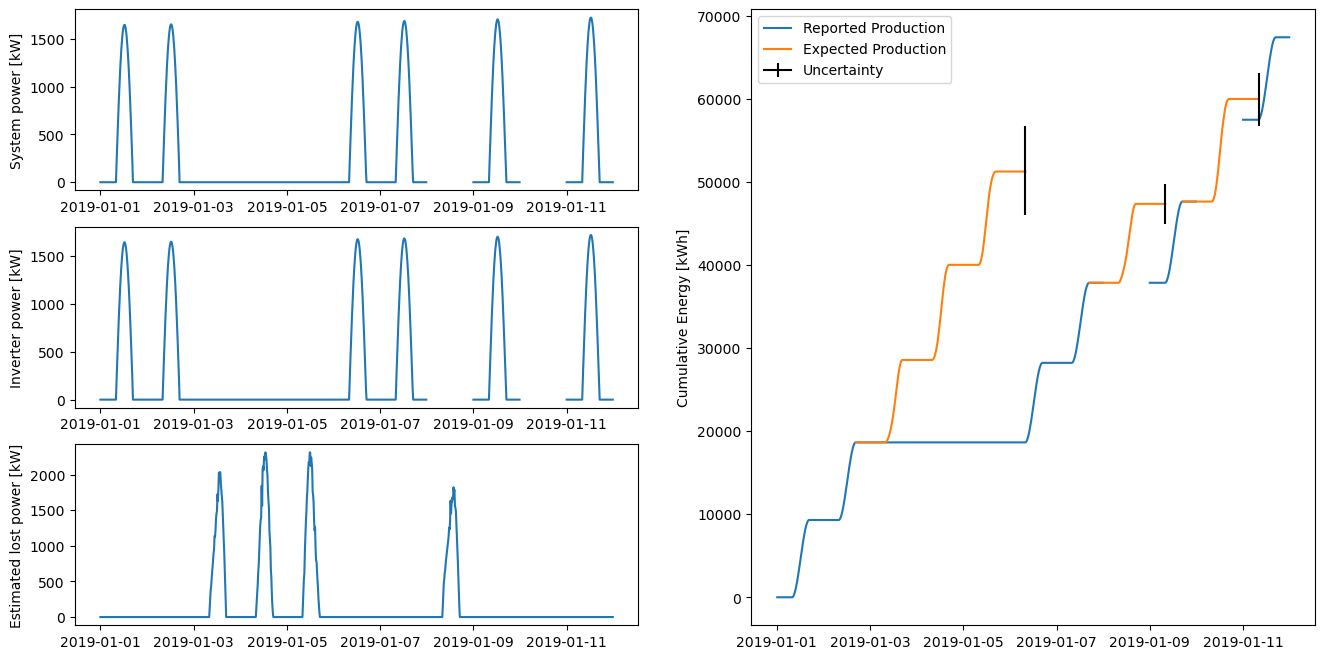
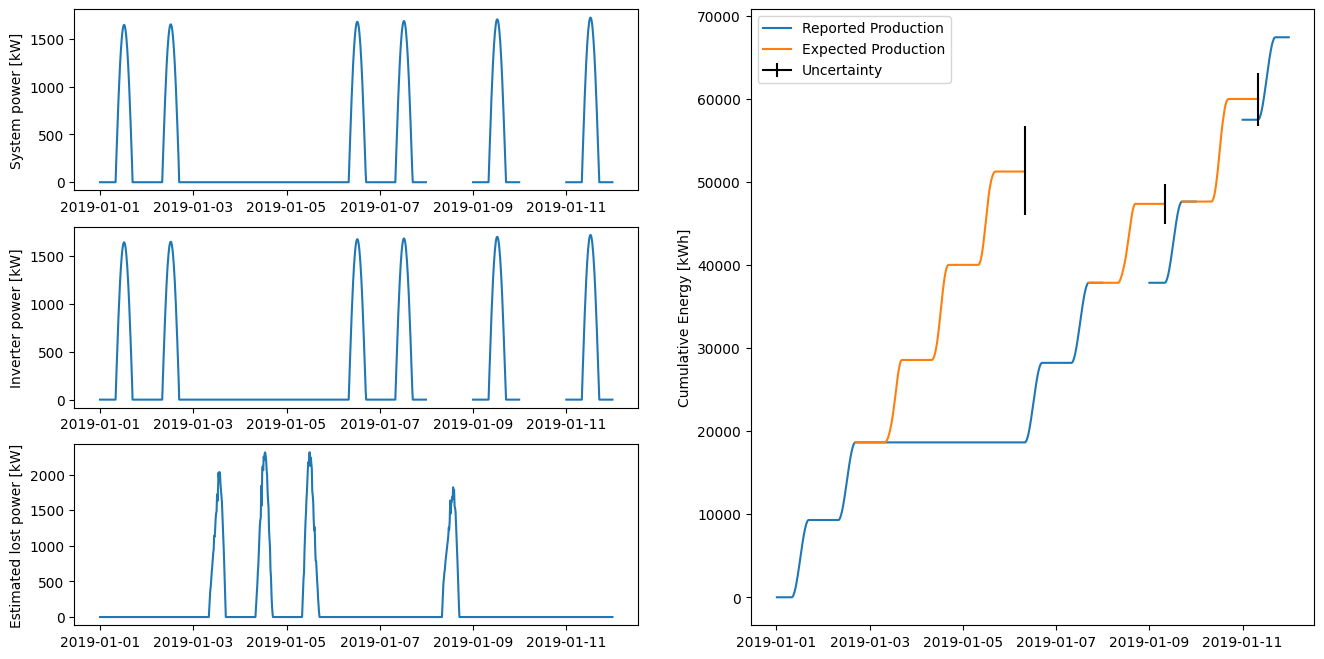
The notebook cell's code change between the first figure and the second:
--- before
+++ after
@@ -1 +1 @@
-aa2.plot();
+fig = aa2.plot()

Commit: fix semicolon in availability notebook